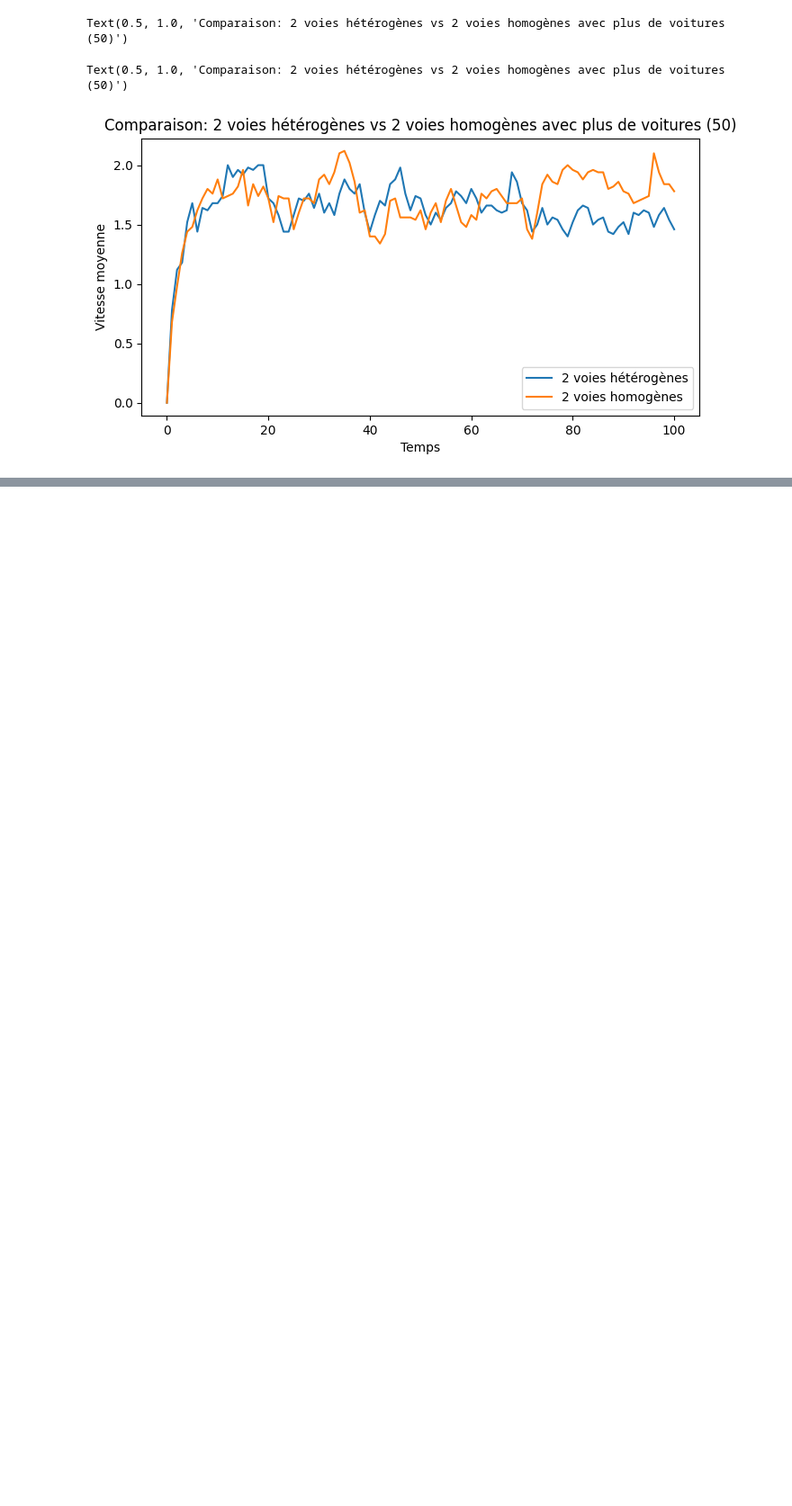
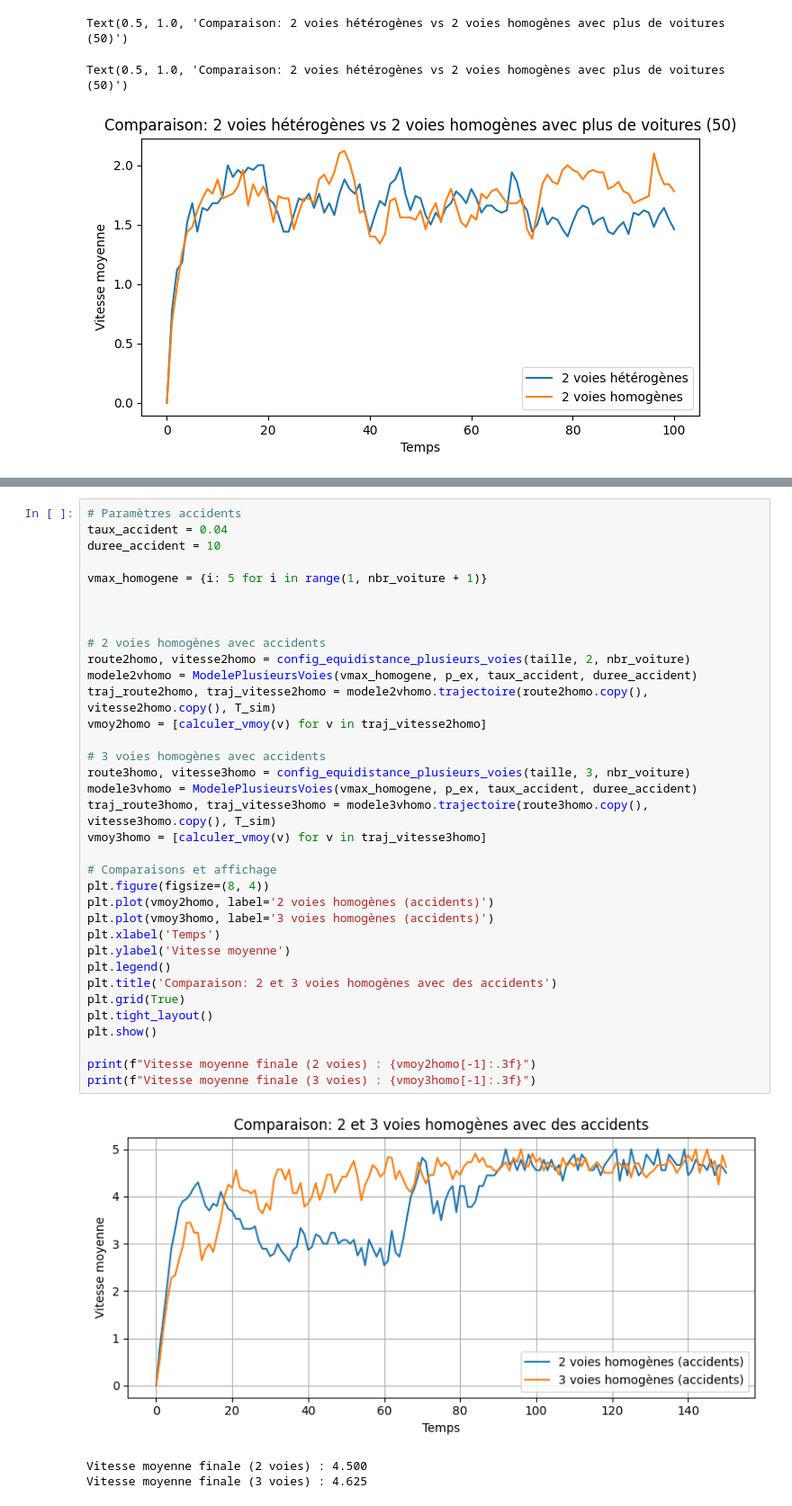
Before and after one commit to TelmoDc/Projet_SA16, a Jupyter notebook: observation.ipynb, the cells around one changed output, grey strips where cells are left out. Shown at 90% size. Cells and saved outputs as stored; diff of their text form; blank space fills up the shorter version.

```diff
--- a/observation.ipynb
+++ b/observation.ipynb
@@ -308,3 +317,42 @@ plt.title('Comparaison: 2 voies hétérogènes vs 2 voies homogènes avec des ac
 Text(0.5, 1.0, 'Comparaison: 2 voies hétérogènes vs 2 voies homogènes avec des accidents')
 Text(0.5, 1.0, 'Comparaison: 2 voies hétérogènes vs 2 voies homogènes avec des accidents')
 [figure]
+# %%
+# Paramètres accidents
+taux_accident = 0.04
+duree_accident = 10
+
+vmax_homogene = {i: 5 for i in range(1, nbr_voiture + 1)}
+
+
+
+# 2 voies homogènes avec accidents
+route2homo, vitesse2homo = config_equidistance_plusieurs_voies(taille, 2, nbr_voiture)
+modele2vhomo = ModelePlusieursVoies(vmax_homogene, p_ex, taux_accident, duree_accident)
+traj_route2homo, traj_vitesse2homo = modele2vhomo.trajectoire(route2homo.copy(), vitesse2homo.copy(), T_sim)
+vmoy2homo = [calculer_vmoy(v) for v in traj_vitesse2homo]
+
+# 3 voies homogènes avec accidents
+route3homo, vitesse3homo = config_equidistance_plusieurs_voies(taille, 3, nbr_voiture)
+modele3vhomo = ModelePlusieursVoies(vmax_homogene, p_ex, taux_accident, duree_accident)
+traj_route3homo, traj_vitesse3homo = modele3vhomo.trajectoire(route3homo.copy(), vitesse3homo.copy(), T_sim)
+vmoy3homo = [calculer_vmoy(v) for v in traj_vitesse3homo]
+
+# Comparaisons et affichage
+plt.figure(figsize=(8, 4))
+plt.plot(vmoy2homo, label='2 voies homogènes (accidents)')
+plt.plot(vmoy3homo, label='3 voies homogènes (accidents)')
+plt.xlabel('Temps')
+plt.ylabel('Vitesse moyenne')
+plt.legend()
+plt.title('Comparaison: 2 et 3 voies homogènes avec des accidents')
+plt.grid(True)
+plt.tight_layout()
+plt.show()
+
+print(f"Vitesse moyenne finale (2 voies) : {vmoy2homo[-1]:.3f}")
+print(f"Vitesse moyenne finale (3 voies) : {vmoy3homo[-1]:.3f}")
+# %% [output]
+[figure, added]
+Vitesse moyenne finale (2 voies) : 4.500
+Vitesse moyenne finale (3 voies) : 4.625
```
Also changed, not shown: parts of 4 cells of this notebook.
